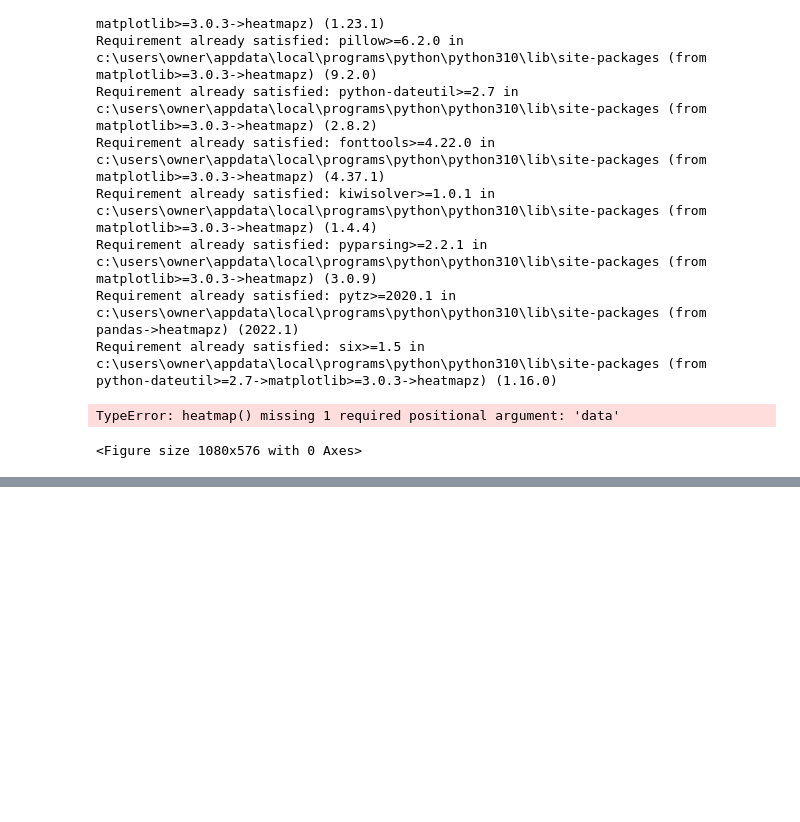
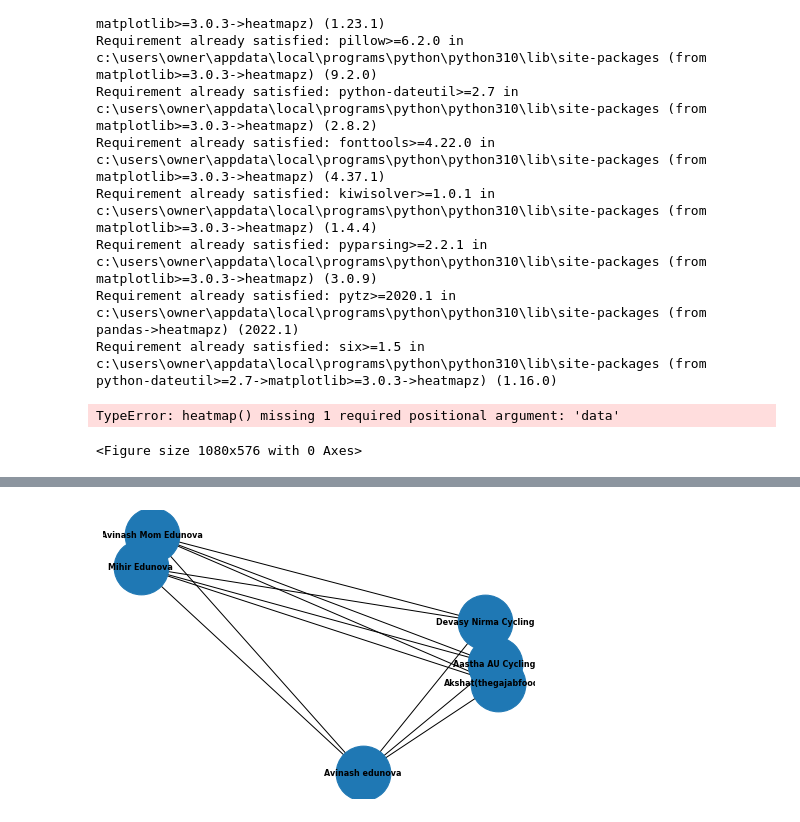
Before and after one commit to Devasy23/WhatsappChat_analysis, a Jupyter notebook: test1.ipynb, the cells around one changed output, grey strips where cells are left out. Saved outputs shown, nothing was run; the diff lists cells and outputs as text; code cells hidden in the pictures; blank space fills up the shorter version.

```diff
--- a/test1.ipynb
+++ b/test1.ipynb
@@ -39,7 +39,8 @@ def process_chat_data(chat_data):
     # Iterate through each line of the chat data
     for line in chat_data:
         # Use regular expressions to extract the date and time, sender, and message
-        pattern =  r'(\d+/\d+/\d+, \d+:\d+ [AP]M) - ([^:]+): (.*)'
+        pattern =  r'(\d+/\d+/\d+, \d+:\d+ [ap]m) - ([^:]+): (.*)'
+        # pattern = r'(\d+/\d+/\d+,? \d+:\d+ [ap]m|\d+/\d+/\d+ [AP]M,? \d+:\d+|\d+/\d+/\d+ \d+:\d+) - ([^:]+): (.*)'
 
         # Test the regular expression
         match = re.match(pattern, line)
@@ -325,0 +378,38 @@ TypeError: heatmap() missing 1 required positional argument: 'data'
+# %%
+uploaded_file = open("cyc.txt", 'r', encoding='utf-8')
+uploaded_file = uploaded_file.readlines()
+df = process_chat_data(uploaded_file)
+df["Date & Time"] = pd.to_datetime(df["Date & Time"])
+# %%
+import networkx as nx
+import matplotlib.pyplot as plt
+senders = df['Sender'].unique()
+# Create an empty graph
+G = nx.Graph()
+
+dict = {"s1": [], "s2":[], "dist": []}
+
+
+# Add the senders as nodes to the graph
+G.add_nodes_from(senders)
+
+# Iterate over the senders and add edges between pairs of senders
+for i, sender1 in enumerate(senders):
+    for j, sender2 in enumerate(senders):
+        if i == j:
+            continue
+        distance = TimeSeriesDist(sender1, sender2, df)
+        dict["s1"].append(sender1)
+        dict["s2"].append(sender2)
+        dict["dist"].append(distance)
+
+        G.add_edge(sender1, sender2, weight=-1*distance)
+
+# Set the layout and draw the graph
+# set initial positions of nodes to 0,0
+pos = nx.spring_layout(G, dim = 2, seed = 42)
+nx.draw(G, pos, with_labels=True, node_size=3000, font_size=8, font_weight='bold')
+# Display the graph
+plt.show()
+# %% [output]
+[figure, added]
```
Also changed, not shown: parts of 4 cells of this notebook, 3 other files.
